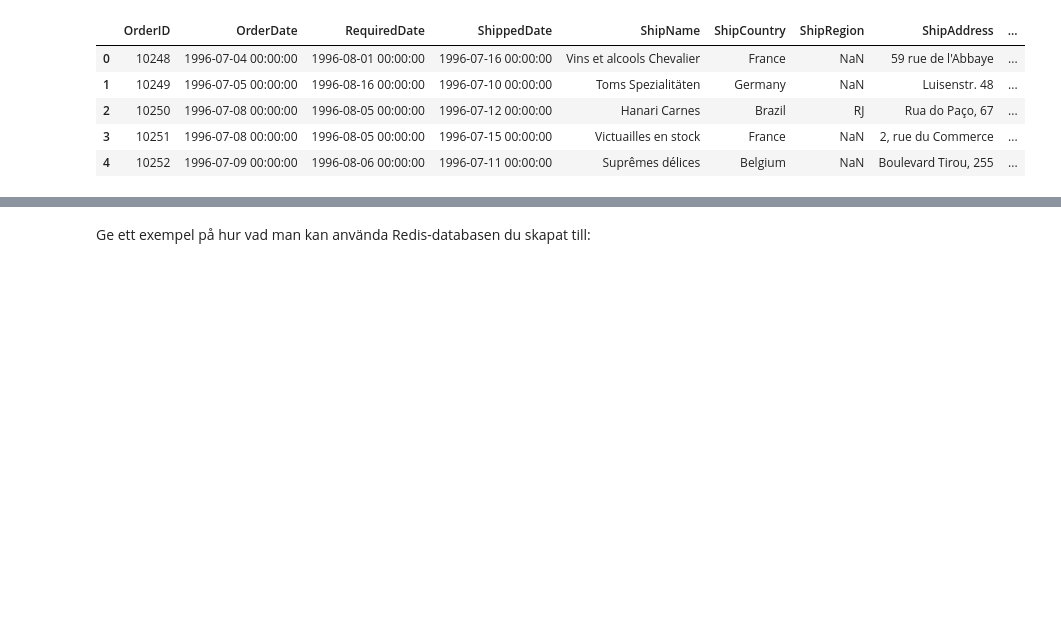
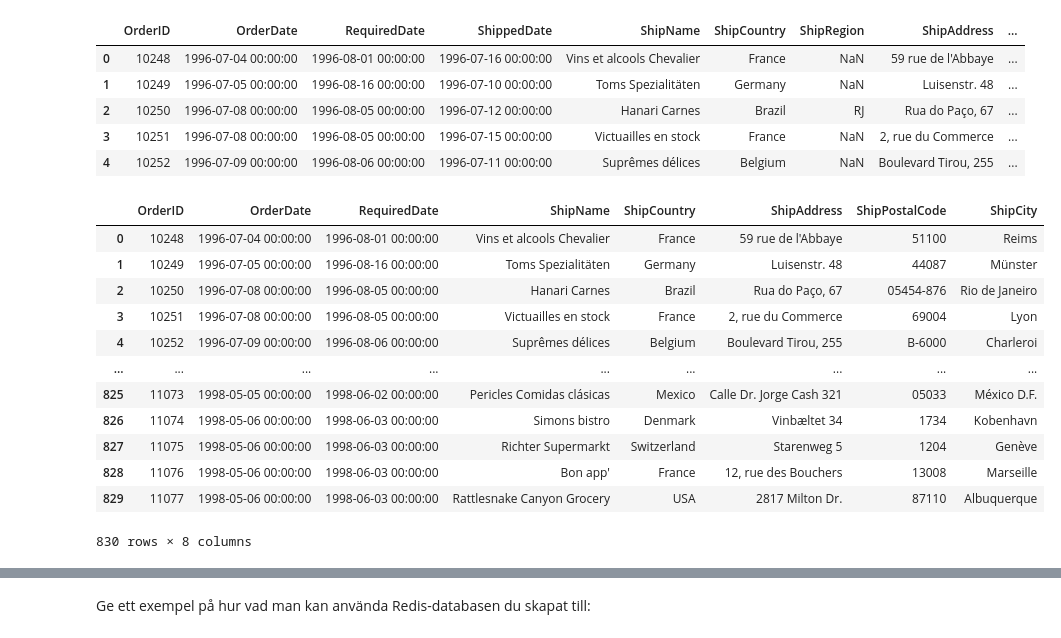
Before and after one commit to DaDrummerthe1st/DATA24HEL_DBT25_uppgift_1, a Jupyter notebook: kunskapskontroll_1.ipynb, the cells around one changed output, grey strips where cells are left out. Saved outputs shown, nothing was run; the diff lists cells and outputs as text; code cells hidden in the pictures; blank space fills up the shorter version.

```diff
--- a/kunskapskontroll_1.ipynb
+++ b/kunskapskontroll_1.ipynb
@@ -50,5 +51,5 @@ r = redis.Redis(host='redis-17196.c56.east-us.azure.redns.redis-cloud.com',port=
 import pandas as pd
 import json
 # %%
-df = pd.read_csv('data/northwind/orders.csv', index_col=False, encoding='utf-8')
+df_orders = pd.read_csv('data/northwind/orders.csv', index_col=False, encoding='utf-8')
 # %%
@@ -60,3 +61,22 @@ df.head()
 | 2 | 10250 | 1996-07-08 00:00:00 | 1996-08-05 00:00:00 | 1996-07-12 00:00:00 | Hanari Carnes | Brazil | RJ | Rua do Paço, 67 | ... |
 | 3 | 10251 | 1996-07-08 00:00:00 | 1996-08-05 00:00:00 | 1996-07-15 00:00:00 | Victuailles en stock | France | NaN | 2, rue du Commerce | ... |
 | 4 | 10252 | 1996-07-09 00:00:00 | 1996-08-06 00:00:00 | 1996-07-11 00:00:00 | Suprêmes délices | Belgium | NaN | Boulevard Tirou, 255 | ... |
+# %%
+# rensa ut kolumner med saknade värden
+df_orders.pop('ShipRegion')
+df_orders.pop('ShippedDate')
+display(df)
+# %% [output]
+|  | OrderID | OrderDate | RequiredDate | ShipName | ShipCountry | ShipAddress | ShipPostalCode | ShipCity |
+| 0 | 10248 | 1996-07-04 00:00:00 | 1996-08-01 00:00:00 | Vins et alcools Chevalier | France | 59 rue de l'Abbaye | 51100 | Reims |
+| 1 | 10249 | 1996-07-05 00:00:00 | 1996-08-16 00:00:00 | Toms Spezialitäten | Germany | Luisenstr. 48 | 44087 | Münster |
+| 2 | 10250 | 1996-07-08 00:00:00 | 1996-08-05 00:00:00 | Hanari Carnes | Brazil | Rua do Paço, 67 | 05454-876 | Rio de Janeiro |
+| 3 | 10251 | 1996-07-08 00:00:00 | 1996-08-05 00:00:00 | Victuailles en stock | France | 2, rue du Commerce | 69004 | Lyon |
+| 4 | 10252 | 1996-07-09 00:00:00 | 1996-08-06 00:00:00 | Suprêmes délices | Belgium | Boulevard Tirou, 255 | B-6000 | Charleroi |
+| ... | ... | ... | ... | ... | ... | ... | ... | ... |
+| 825 | 11073 | 1998-05-05 00:00:00 | 1998-06-02 00:00:00 | Pericles Comidas clásicas | Mexico | Calle Dr. Jorge Cash 321 | 05033 | México D.F. |
+| 826 | 11074 | 1998-05-06 00:00:00 | 1998-06-03 00:00:00 | Simons bistro | Denmark | Vinbæltet 34 | 1734 | Kobenhavn |
+| 827 | 11075 | 1998-05-06 00:00:00 | 1998-06-03 00:00:00 | Richter Supermarkt | Switzerland | Starenweg 5 | 1204 | Genève |
+| 828 | 11076 | 1998-05-06 00:00:00 | 1998-06-03 00:00:00 | Bon app' | France | 12, rue des Bouchers | 13008 | Marseille |
+| 829 | 11077 | 1998-05-06 00:00:00 | 1998-06-03 00:00:00 | Rattlesnake Canyon Grocery | USA | 2817 Milton Dr. | 87110 | Albuquerque |
+830 rows × 8 columns
```
Also changed, not shown: parts of 40 cells of this notebook, 6 other files.
